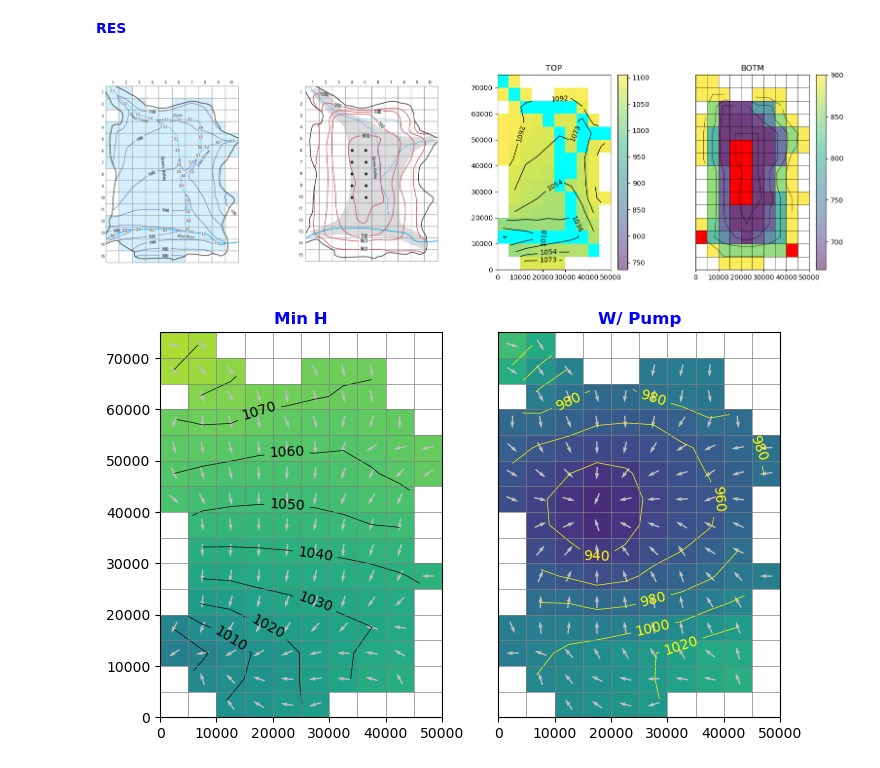
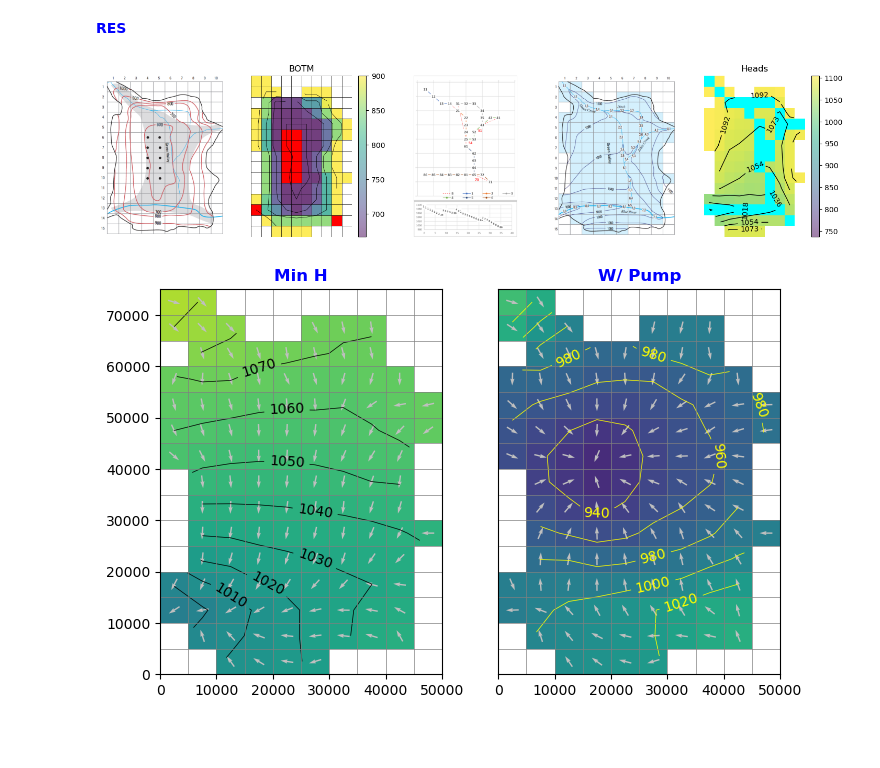
Before and after one commit to grossiRM/Beta-Me, a Jupyter notebook: MF6/11.ipynb, the cells around one changed output. Saved outputs shown, nothing was run; the diff lists cells and outputs as text; code cells hidden in the pictures; blank space fills up the shorter version.

```diff
--- a/MF6/11.ipynb
+++ b/MF6/11.ipynb
@@ -55,17 +54,19 @@ SA =np.max(TOP)-np.min(TOP)     ;LT=np.arange(np.min(TOP[0]),np.max(TOP[0]), SA/
 Y0=0; head0 = HOBJ.get_data(kstpkper=kstpkper[Y0])    ;QX0,QY0,qz=flopy.utils.postprocessing.get_specific_discharge(COBJ.get_data(text="DATA-SPDIS", kstpkper=kstpkper[Y0])[0], ML)
 Y1=1; head1 = HOBJ.get_data(kstpkper=kstpkper[Y1])    ;QX1,QY1,qz=flopy.utils.postprocessing.get_specific_discharge(COBJ.get_data(text="DATA-SPDIS", kstpkper=kstpkper[Y1])[0], ML)
 # %%
-fig = plt.figure(figsize=(17, 5), dpi=100)
-ax = fig.add_subplot(141)            ;image=plt.imread('E:/15_REPOS/00_BETAMI/01_MF6/_aux/30_11_SRF2.png') ;ax.imshow(image) ;ax.axis('off')
-ax = fig.add_subplot(142)            ;image=plt.imread('E:/15_REPOS/00_BETAMI/01_MF6/_aux/30_11_SRF1.png') ;ax.imshow(image) ;ax.axis('off')
-plt.subplots_adjust(left=0.01, right=0.9, top=0.9, bottom=0.1, wspace=0.4, hspace=0.6)
-ax = fig.add_subplot(143)            ; ax.set_title("TOP")  # ________________________________________________________________________________________________________________________________
+fig = plt.figure(figsize=(18, 4), dpi=100)
+ax = fig.add_subplot(151)            ;image=plt.imread(REF1/'SRF1.png') ;ax.imshow(image) ;ax.axis('off')
+ax = fig.add_subplot(152)            ; ax.set_title("BOTM") # ________________________________________________________________________________________________________________________________
+mm=flopy.plot.PlotMapView(ML,ax=ax)  ; CO=mm.plot_array(BOTM,vmin=np.max(BOTM[0])/1.5,vmax=np.max(BOTM[0])*.9,masked_values=(0,1e30,-1e30),alpha=0.5) ; cbar=plt.colorbar(CO,ax=ax,format="%.0f")
+ct = mm.contour_array(BOTM,levels=LEV,linewidths=0.5,linestyles="-",colors="black",masked_values=(0, 1e30, -1e30)) ; mm.plot_bc("GHB", color="red")  ; mm.plot_bc("WEL",color="red",kper=1)
+mm.plot_grid(lw=0.5, color="black")  ; plt.axis('off')  ;
+
+ax = fig.add_subplot(153)            ;image=plt.imread(REF1/'BXLS.png') ;ax.imshow(image) ;ax.axis('off')
+ax = fig.add_subplot(154)            ;image=plt.imread(REF1/'SRF2.png') ;ax.imshow(image) ;ax.axis('off')   #plt.subplots_adjust(left=0.01, right=0.9, top=0.9, bottom=0.1, wspace=0.4, hspace=0.6)
+
+ax = fig.add_subplot(155)            ; ax.set_title("Heads")  ;plt.axis('off') ; # ____________________________________________________________________________________________________________
 mm=flopy.plot.PlotMapView(ML,ax=ax)  ;TC=mm.plot_array(TOP,vmin=np.max(TOP[0])/1.5,vmax=np.max(TOP[0]),masked_values=(0,1e30,-1e30),alpha=0.5)       ; cbar=plt.colorbar(TC,ax=ax, format="%.0f")
-mm.plot_bc("SFR", color="cyan") ; CV = mm.contour_array(TOP,levels=LT,linewidths=1,linestyles="-",colors="black",masked_values=(0, 1e30, -1e30))     ; plt.clabel(CV, fmt="%1.0f")
-ax = fig.add_subplot(144)            ; ax.set_title("BOTM") # ________________________________________________________________________________________________________________________________
-mm=flopy.plot.PlotMapView(ML,ax=ax)  ;CO=mm.plot_array(BOTM,vmin=np.max(BOTM[0])/1.5,vmax=np.max(BOTM[0])*.9,masked_values=(0,1e30,-1e30),alpha=0.5) ; cbar=plt.colorbar(CO,ax=ax,format="%.0f")
-ct = mm.contour_array(BOTM,levels=LEV,linewidths=0.5,linestyles="-",colors="black",masked_values=(0, 1e30, -1e30)) ; mm.plot_bc("GHB", color="red")  ; mm.plot_bc("WEL",color="red",kper=1)
-mm.plot_grid(lw=0.5, color="black") ; ax.yaxis.set_visible(False) ; plt.show()                                                                      #; plt.clabel(ct, fmt="%1.0f")
+mm.plot_bc("SFR", color="cyan") ; CV = mm.contour_array(TOP,levels=LT,linewidths=1,linestyles="-",colors="black",masked_values=(0, 1e30, -1e30))     ; plt.clabel(CV, fmt="%1.0f"); plt.show()
 # %% [output]
-[figure, old version]
+[figure, new version]
 # %%
```
Also changed, not shown: parts of 4 cells of this notebook, 9 other files.
